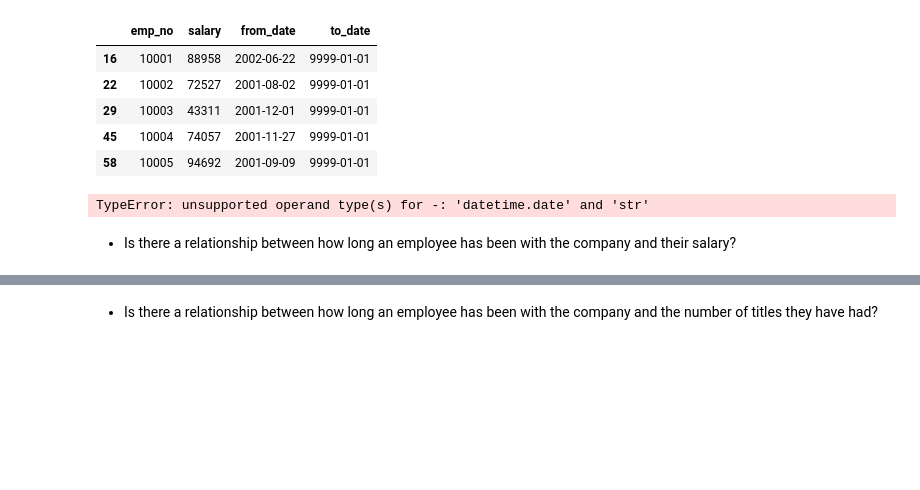
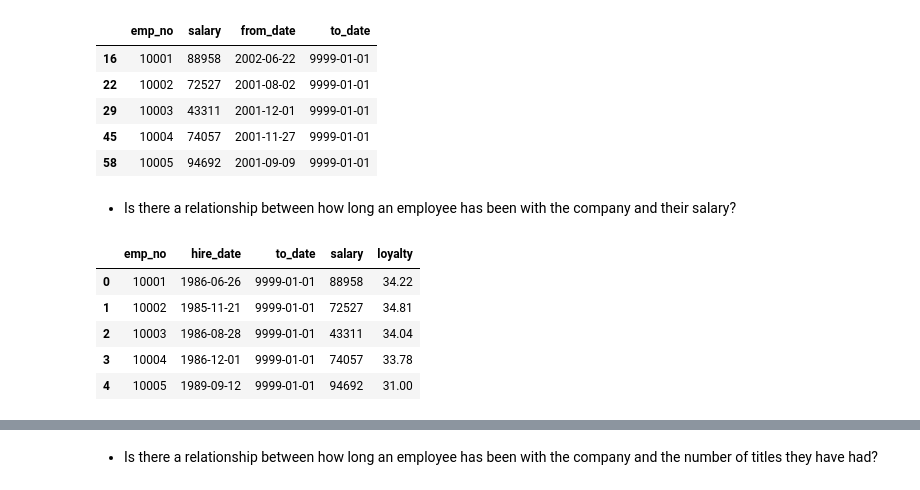
Before and after one commit to ThompsonBethany01/statistics-exercises, a Jupyter notebook: hypothesis_testing.ipynb, the cells around one changed output, grey strips where cells are left out. Saved outputs shown, nothing was run; the diff lists cells and outputs as text; code cells hidden in the pictures; blank space fills up the shorter version.

```diff
--- a/hypothesis_testing.ipynb
+++ b/hypothesis_testing.ipynb
@@ -605,7 +605,3 @@ cur_salaries = salaries[salaries.to_date > date.today()]
 | 29 | 10003 | 43311 | 2001-12-01 | 9999-01-01 |
 | 45 | 10004 | 74057 | 2001-11-27 | 9999-01-01 |
 | 58 | 10005 | 94692 | 2001-09-09 | 9999-01-01 |
-# %%
-employees['loyalty'] =
-# %% [output]
-TypeError: unsupported operand type(s) for -: 'datetime.date' and 'str'
@@ -612,2 +614,19 @@ TypeError: unsupported operand type(s) for -: 'datetime.date' and 'str'
 # %% [markdown]
 - Is there a relationship between how long an employee has been with the company and their salary?
+# %%
+def calc_loyalty(df):
+    from datetime import date
+    f_date = df.hire_date
+    l_date = date.today()
+    delta = l_date - f_date
+    return round((delta.days/365),2)
+
+cur_employees['loyalty'] = cur_employees.apply(calc_loyalty, axis=1)
+cur_employees.head()
+# %% [output]
+|  | emp_no | hire_date | to_date | salary | loyalty |
+| 0 | 10001 | 1986-06-26 | 9999-01-01 | 88958 | 34.22 |
+| 1 | 10002 | 1985-11-21 | 9999-01-01 | 72527 | 34.81 |
+| 2 | 10003 | 1986-08-28 | 9999-01-01 | 43311 | 34.04 |
+| 3 | 10004 | 1986-12-01 | 9999-01-01 | 74057 | 33.78 |
+| 4 | 10005 | 1989-09-12 | 9999-01-01 | 94692 | 31.00 |
```
Also changed, not shown: parts of 13 cells of this notebook.
